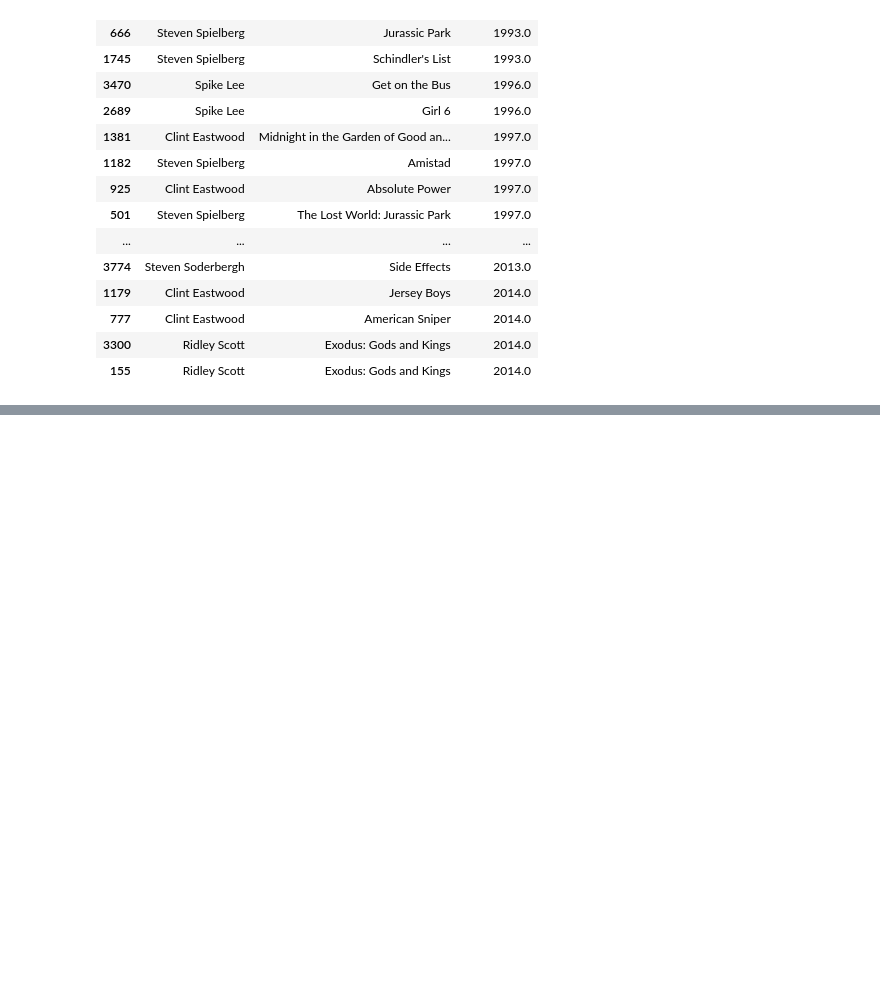
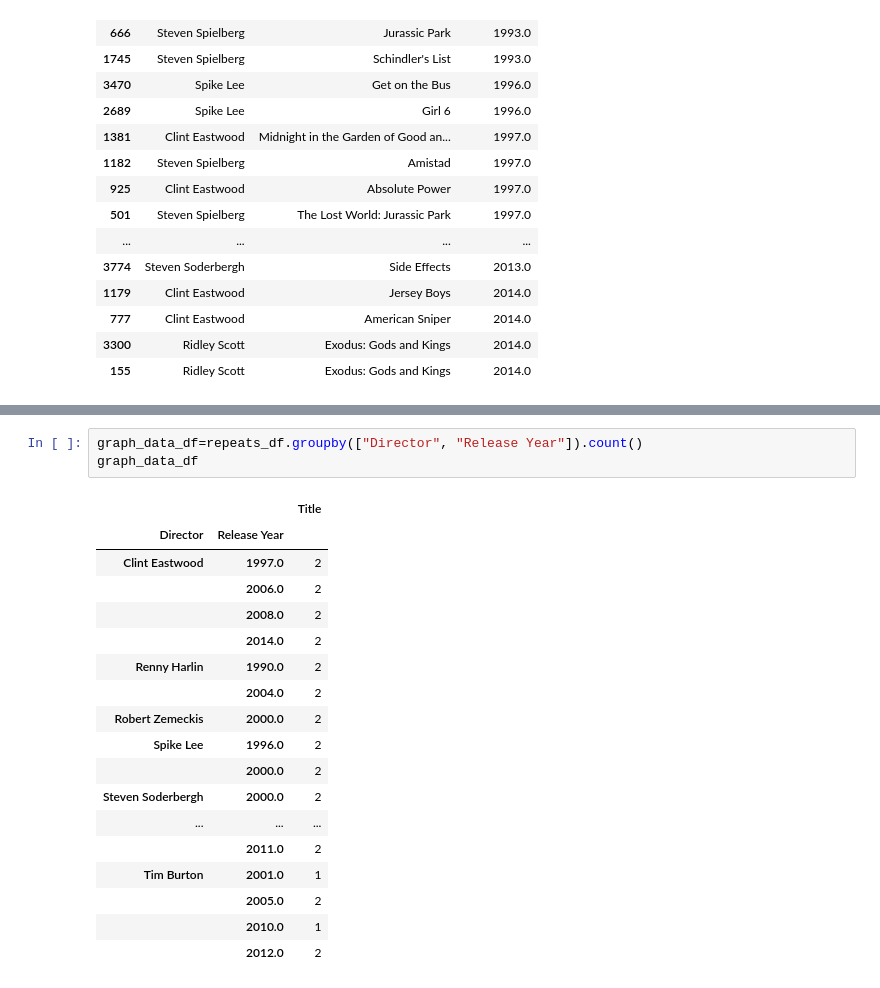
Before and after one commit to radowtay/Project-1, a Jupyter notebook: Busiest Directors Script.ipynb, the cells around one changed output, grey strips where cells are left out. Drawn from its saved outputs; the diff is of its cells as text; blank space fills up the shorter version.

```diff
--- a/Busiest Directors Script.ipynb
+++ b/Busiest Directors Script.ipynb
@@ -221,0 +205,22 @@ repeats_df
+# %%
+graph_data_df=repeats_df.groupby(["Director", "Release Year"]).count()
+graph_data_df
+# %% [output]
+|  |  | Title |
+| Director | Release Year |  |
+| Clint Eastwood | 1997.0 | 2 |
+|  | 2006.0 | 2 |
+|  | 2008.0 | 2 |
+|  | 2014.0 | 2 |
+| Renny Harlin | 1990.0 | 2 |
+|  | 2004.0 | 2 |
+| Robert Zemeckis | 2000.0 | 2 |
+| Spike Lee | 1996.0 | 2 |
+|  | 2000.0 | 2 |
+| Steven Soderbergh | 2000.0 | 2 |
+| ... | ... | ... |
+|  | 2011.0 | 2 |
+| Tim Burton | 2001.0 | 1 |
+|  | 2005.0 | 2 |
+|  | 2010.0 | 1 |
+|  | 2012.0 | 2 |
```
Also changed, not shown: parts of 5 cells of this notebook, 3 other files.
